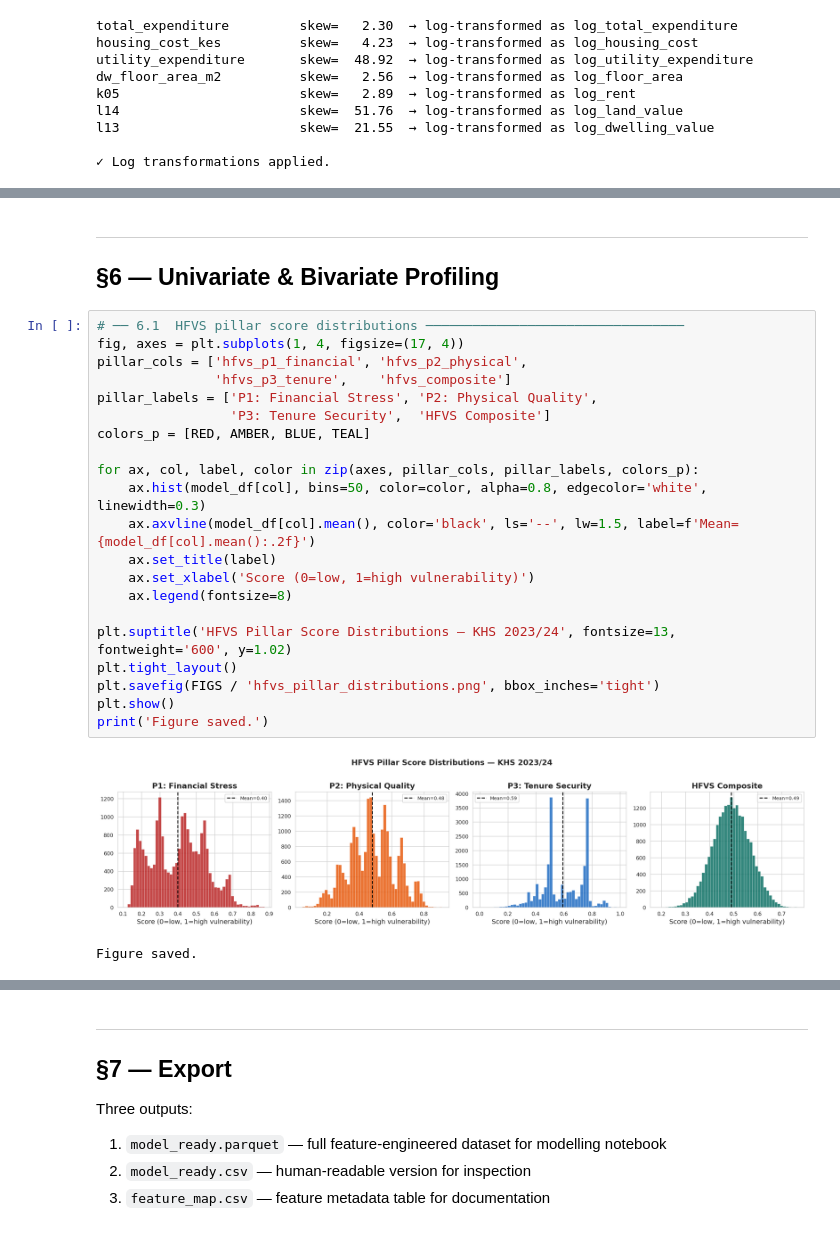
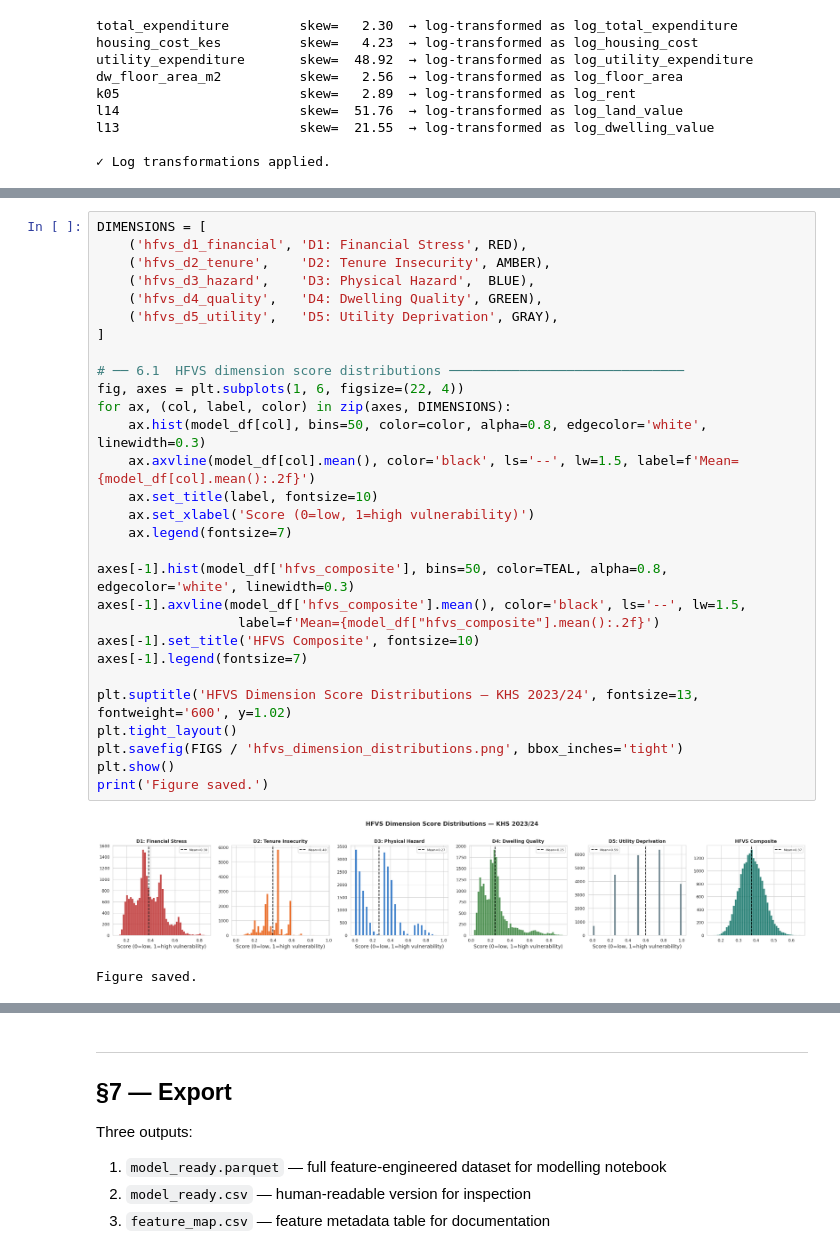
Before and after one commit to VAL-Jerono/statistical-inference-for-big-data, a Jupyter notebook: DSA8301_Data_Understanding_Cleaning_Engineering.ipynb, the cells around one changed output, grey strips where cells are left out. Drawn from its saved outputs; the diff is of its cells as text.

```diff
--- a/DSA8301_Data_Understanding_Cleaning_Engineering.ipynb
+++ b/DSA8301_Data_Understanding_Cleaning_Engineering.ipynb
@@ -1202,29 +1480,34 @@ high_vulnerability
-# %% [markdown]
----
-## §6 — Univariate & Bivariate Profiling
 # %%
-# ── 6.1  HFVS pillar score distributions ─────────────────────────────────
-fig, axes = plt.subplots(1, 4, figsize=(17, 4))
-pillar_cols = ['hfvs_p1_financial', 'hfvs_p2_physical',
-               'hfvs_p3_tenure',    'hfvs_composite']
-pillar_labels = ['P1: Financial Stress', 'P2: Physical Quality',
-                 'P3: Tenure Security',  'HFVS Composite']
-colors_p = [RED, AMBER, BLUE, TEAL]
+DIMENSIONS = [
+    ('hfvs_d1_financial', 'D1: Financial Stress', RED),
+    ('hfvs_d2_tenure',    'D2: Tenure Insecurity', AMBER),
+    ('hfvs_d3_hazard',    'D3: Physical Hazard',  BLUE),
+    ('hfvs_d4_quality',   'D4: Dwelling Quality', GREEN),
+    ('hfvs_d5_utility',   'D5: Utility Deprivation', GRAY),
+]
 
-for ax, col, label, color in zip(axes, pillar_cols, pillar_labels, colors_p):
+# ── 6.1  HFVS dimension score distributions ──────────────────────────────
+fig, axes = plt.subplots(1, 6, figsize=(22, 4))
+for ax, (col, label, color) in zip(axes, DIMENSIONS):
     ax.hist(model_df[col], bins=50, color=color, alpha=0.8, edgecolor='white', linewidth=0.3)
     ax.axvline(model_df[col].mean(), color='black', ls='--', lw=1.5, label=f'Mean={model_df[col].mean():.2f}')
-    ax.set_title(label)
+    ax.set_title(label, fontsize=10)
     ax.set_xlabel('Score (0=low, 1=high vulnerability)')
-    ax.legend(fontsize=8)
+    ax.legend(fontsize=7)
 
-plt.suptitle('HFVS Pillar Score Distributions — KHS 2023/24', fontsize=13, fontweight='600', y=1.02)
+axes[-1].hist(model_df['hfvs_composite'], bins=50, color=TEAL, alpha=0.8, edgecolor='white', linewidth=0.3)
+axes[-1].axvline(model_df['hfvs_composite'].mean(), color='black', ls='--', lw=1.5,
+                  label=f'Mean={model_df["hfvs_composite"].mean():.2f}')
+axes[-1].set_title('HFVS Composite', fontsize=10)
+axes[-1].legend(fontsize=7)
+
+plt.suptitle('HFVS Dimension Score Distributions — KHS 2023/24', fontsize=13, fontweight='600', y=1.02)
 plt.tight_layout()
-plt.savefig(FIGS / 'hfvs_pillar_distributions.png', bbox_inches='tight')
+plt.savefig(FIGS / 'hfvs_dimension_distributions.png', bbox_inches='tight')
 plt.show()
 print('Figure saved.')
 # %% [output]
-[figure, old version]
+[figure, new version]
 Figure saved.
 # %%
 # ── 6.2  Urban vs Rural HFVS comparison ──────────────────────────────────
```
Also changed, not shown: parts of 27 cells of this notebook.
